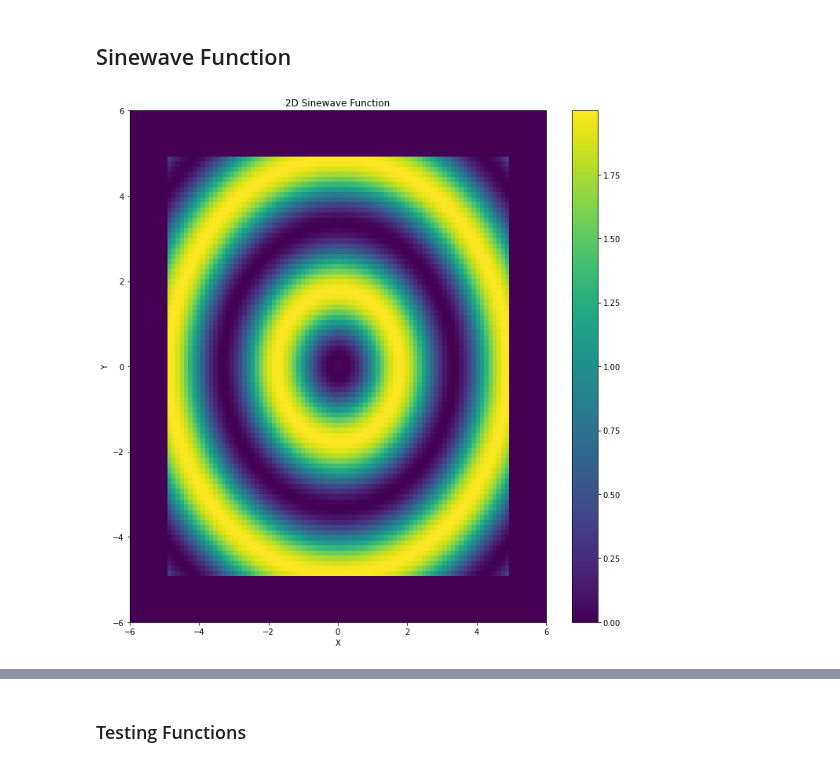
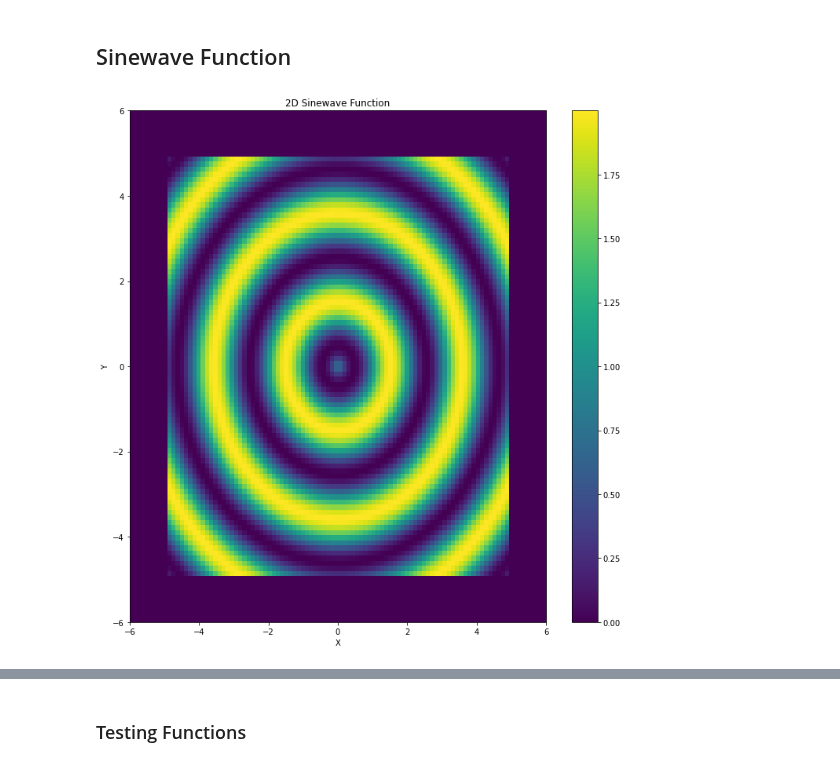
Before and after one commit to pjdunne/MResMCMC2023, a Jupyter notebook: Examples_Dian.ipynb, the cells around one changed output, grey strips where cells are left out. Saved outputs shown, nothing was run; the diff lists cells and outputs as text; code cells hidden in the pictures.

```diff
--- a/Examples_Dian.ipynb
+++ b/Examples_Dian.ipynb
@@ -10,10 +10,10 @@ import MCMC_DZ.MCMC.MetropolisHastingMCMC.ProposalDistributions as PDs
 from MCMC_DZ.BayesianInference.Likelihood_functions import Sinewave
 # %%
 Data_range = np.array([[-5, 5], [-5, 5]])
-SF = Sinewave.Sinewave_function([2, 1], Data_range)
+SF = Sinewave.Sinewave_function([3, 1], Data_range)
 Vts.Target_Distribution_Visualization(X_range=[-6, 6], Y_range=[-6, 6], Tar_Dis=SF.f, Func_name="2D Sinewave Function", alpha=1)
 # %% [output]
-[figure, old version]
+[figure, new version]
 # %%
 Data_range = np.array([[-5, 5], [-5, 5]])
 
```
Also changed, not shown: parts of 19 cells of this notebook, 2 other files.
